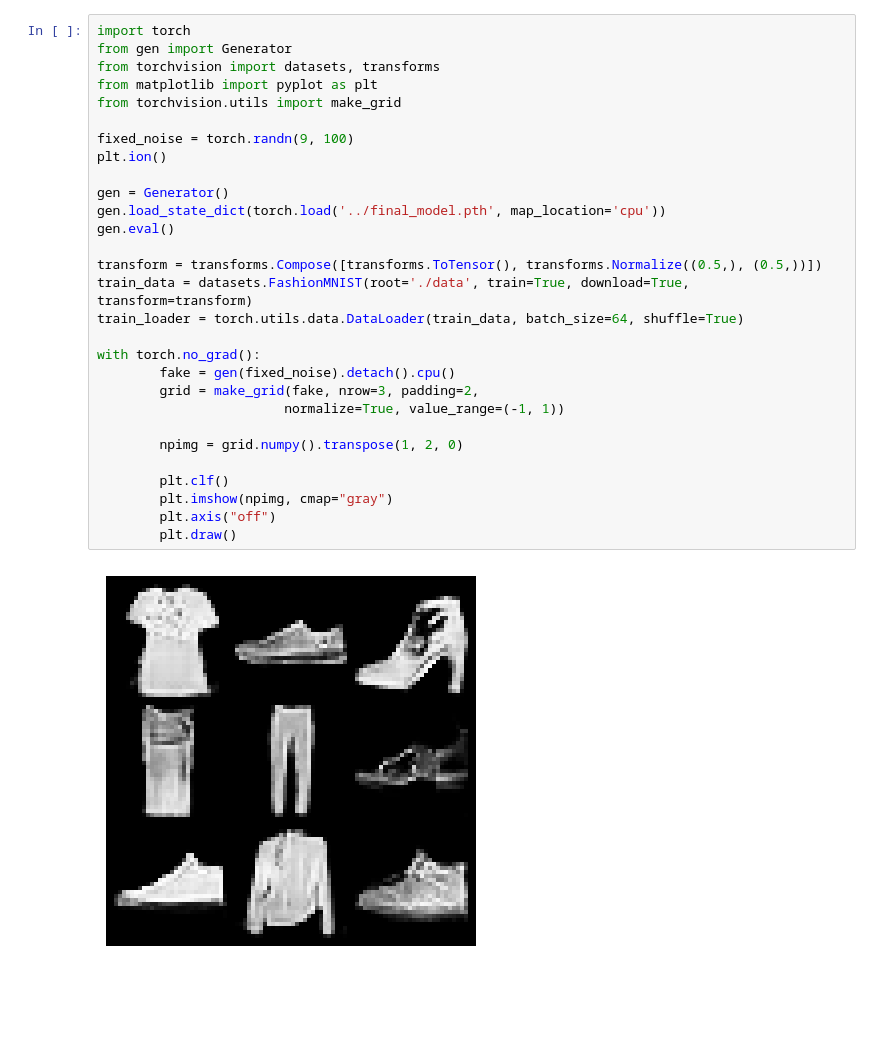
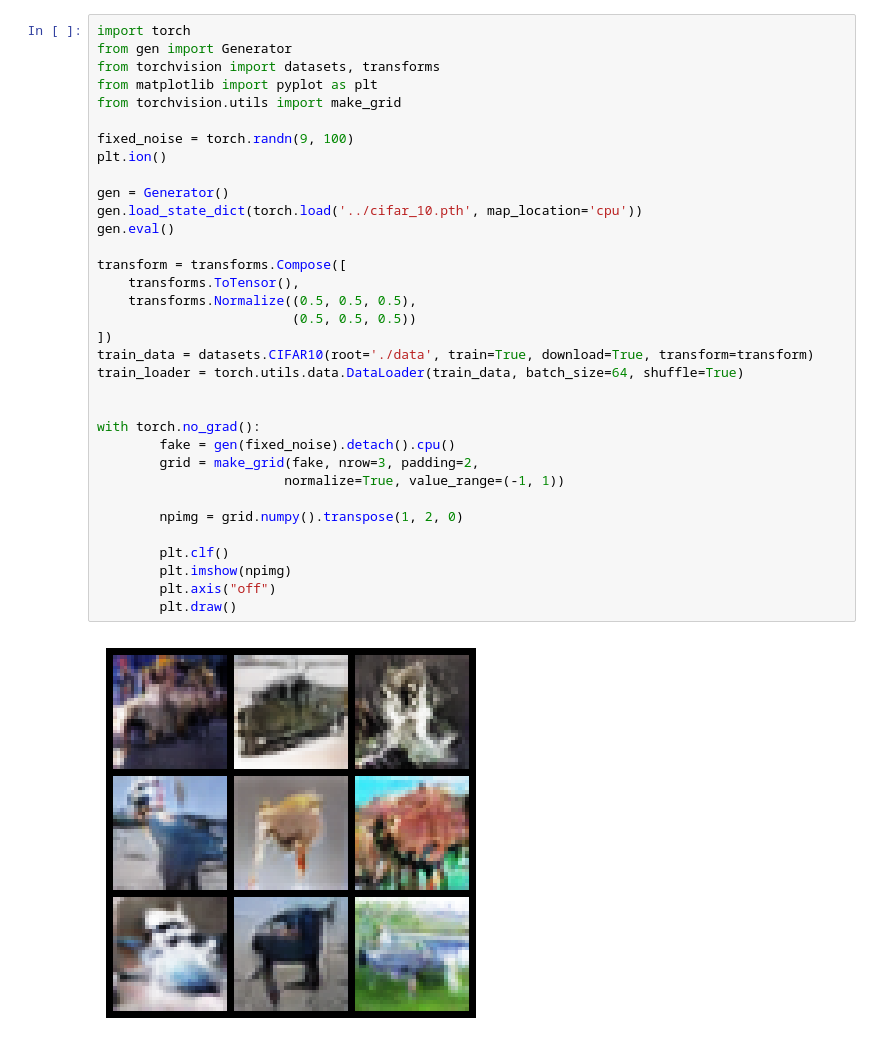
Before and after one commit to Kar-0-0/ML-Learning, a Jupyter notebook: src/gan_test.ipynb, the cells around one changed output. Cells and saved outputs as stored; diff of their text form; blank space fills up the shorter version.

```diff
--- a/src/gan_test.ipynb
+++ b/src/gan_test.ipynb
@@ -1,31 +1,36 @@
 # %%
 import torch
 from gen import Generator
 from torchvision import datasets, transforms
 from matplotlib import pyplot as plt
 from torchvision.utils import make_grid
 
 fixed_noise = torch.randn(9, 100)
 plt.ion()
 
 gen = Generator()
-gen.load_state_dict(torch.load('../final_model.pth', map_location='cpu'))
+gen.load_state_dict(torch.load('../cifar_10.pth', map_location='cpu'))
 gen.eval()
 
-transform = transforms.Compose([transforms.ToTensor(), transforms.Normalize((0.5,), (0.5,))])
-train_data = datasets.FashionMNIST(root='./data', train=True, download=True, transform=transform)
+transform = transforms.Compose([
+    transforms.ToTensor(),
+    transforms.Normalize((0.5, 0.5, 0.5),
+                         (0.5, 0.5, 0.5))
+])
+train_data = datasets.CIFAR10(root='./data', train=True, download=True, transform=transform)
 train_loader = torch.utils.data.DataLoader(train_data, batch_size=64, shuffle=True)
+
 
 with torch.no_grad():
         fake = gen(fixed_noise).detach().cpu()
         grid = make_grid(fake, nrow=3, padding=2,
                         normalize=True, value_range=(-1, 1))
 
         npimg = grid.numpy().transpose(1, 2, 0)
 
         plt.clf()
-        plt.imshow(npimg, cmap="gray")
+        plt.imshow(npimg)
         plt.axis("off")
         plt.draw()
 # %% [output]
-[figure, old version]
+[figure, new version]
```
